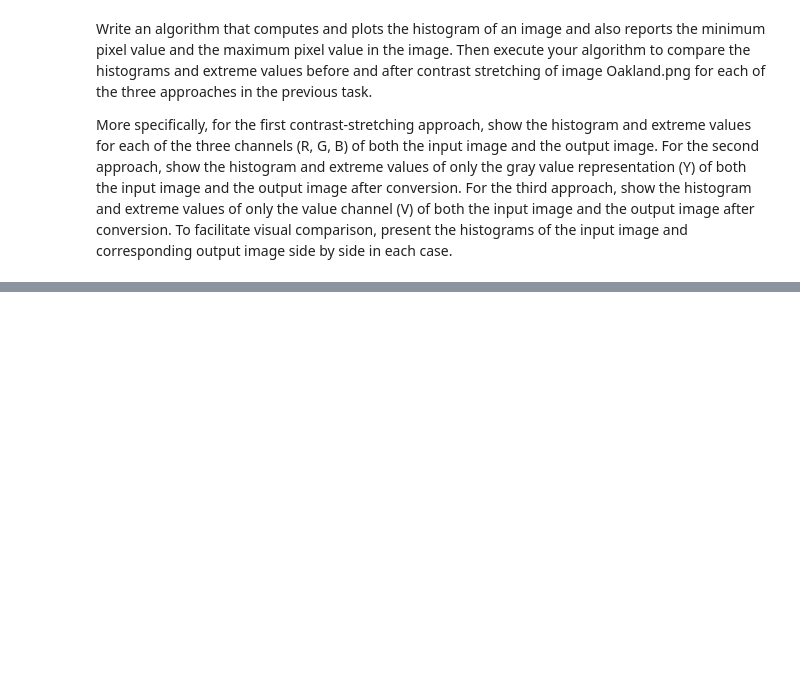
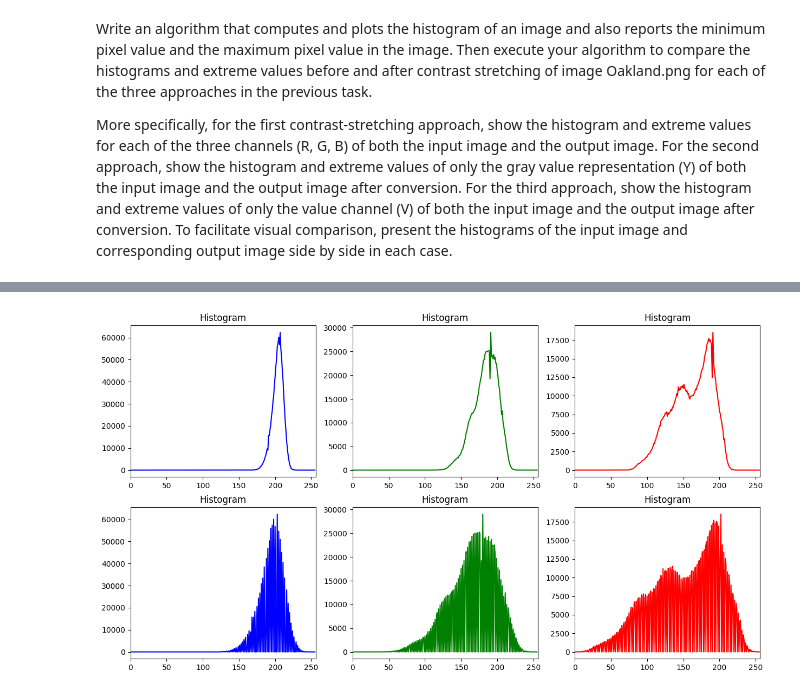
Before and after one commit to Skele-Y/COMP9517, a Jupyter notebook: lab01/Q2.ipynb, the cells around one changed output, grey strips where cells are left out. Saved outputs shown, nothing was run; the diff lists cells and outputs as text; code cells hidden in the pictures; blank space fills up the shorter version.

```diff
--- a/lab01/Q2.ipynb
+++ b/lab01/Q2.ipynb
@@ -41,14 +19,0 @@ KeyboardInterrupt:
-# %%
-# Approach 2
-
-# Load file
-file = './contrast_stretched/greyscale.png'
-img_bgr = cv2.imread(file)
-
-
-histogramGrey = np.zeros((256), dtype=int)
-print(histogramGrey)
-
-for row in img_bgr:
-    for pixel_value in row:
-        histogram[pixel_value] += 1
@@ -62,0 +20,74 @@ for row in img_bgr:
+# %%
+# Approach 1 RGB
+def getHistogram(img):
+    histogram = np.zeros((256), dtype=int)
+    #print(histogram)
+
+    for row in img:
+        for pixel_value in row:
+            histogram[pixel_value] += 1
+
+    reportMinMax(histogram)
+
+    return histogram
+
+def reportMinMax(hist):
+    # Find the indices of non-zero elements
+    non_zero_indices = np.nonzero(hist)
+
+    # Find the index of the lowest non-zero element
+    min = non_zero_indices[0].min()
+
+    # Find the index of the highest non-zero element
+    max=  non_zero_indices[0].max()
+
+    print("Min:" + str(min))
+    print("Max:" + str(max))
+
+file = 'Oakland.png'
+img_bgr = cv2.imread(file)
+file2 = 'OaklandBGRStretched.png'
+img_bgr_stretched = cv2.imread(file2)
+
+b, g, r = cv2.split(img_bgr)
+bs,gs,rs = cv2.split(img_bgr_stretched)
+
+h1 = getHistogram(b)
+h2 = getHistogram(g)
+h3 = getHistogram(r)
+h4 = getHistogram(bs)
+h5 = getHistogram(gs)
+h6 = getHistogram(rs)
+
+
+fig, axes = plt.subplots(2, 3, figsize=(15, 8))
+
+# Plot the histogram in the first subplot
+axes[0,0].set_title('Histogram')
+axes[0,0].plot(h1, color='blue')
+axes[0,0].set_xlim([0, 256])
+
+# Plot the histogram in the second subplot
+axes[0,1].set_title('Histogram')
+axes[0,1].plot(h2, color='green')
+axes[0,1].set_xlim([0, 256])
+
+# Plot the histogram in the first subplot
+axes[0,2].set_title('Histogram')
+axes[0,2].plot(h3, color='red')
+axes[0,2].set_xlim([0, 256])
+
+# Plot the histogram in the second subplot
+axes[1,0].set_title('Histogram')
+axes[1,0].plot(h4, color='blue')
+axes[1,0].set_xlim([0, 256])
+# Plot the histogram in the first subplot
+axes[1,1].set_title('Histogram')
+axes[1,1].plot(h5, color='green')
+axes[1,1].set_xlim([0, 256])
+
+# Plot the histogram in the second subplot
+axes[1,2].set_title('Histogram')
+axes[1,2].plot(h6, color='red')
+axes[1,2].set_xlim([0, 256])
+# %% [output]
@@ -62,0 +107 @@ for row in img_bgr:
+[figure, added]
```
Also changed, not shown: parts of 5 cells of this notebook, 7 other files.
